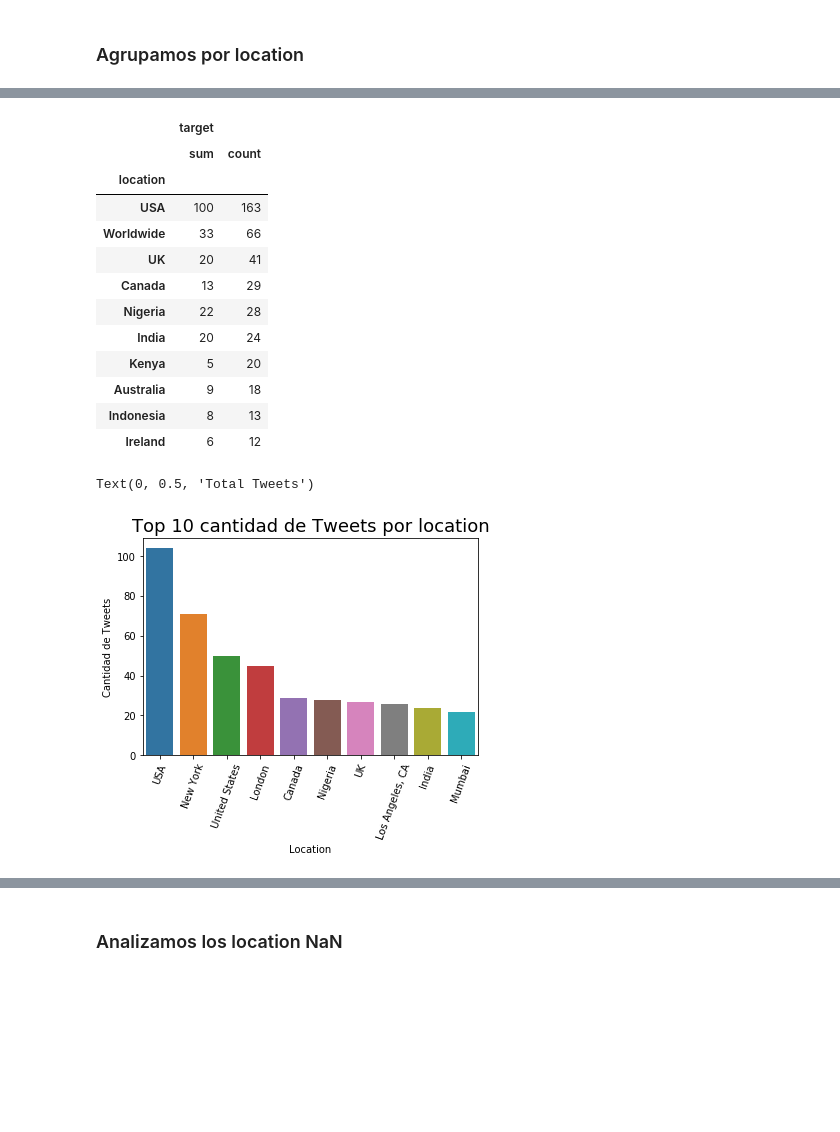
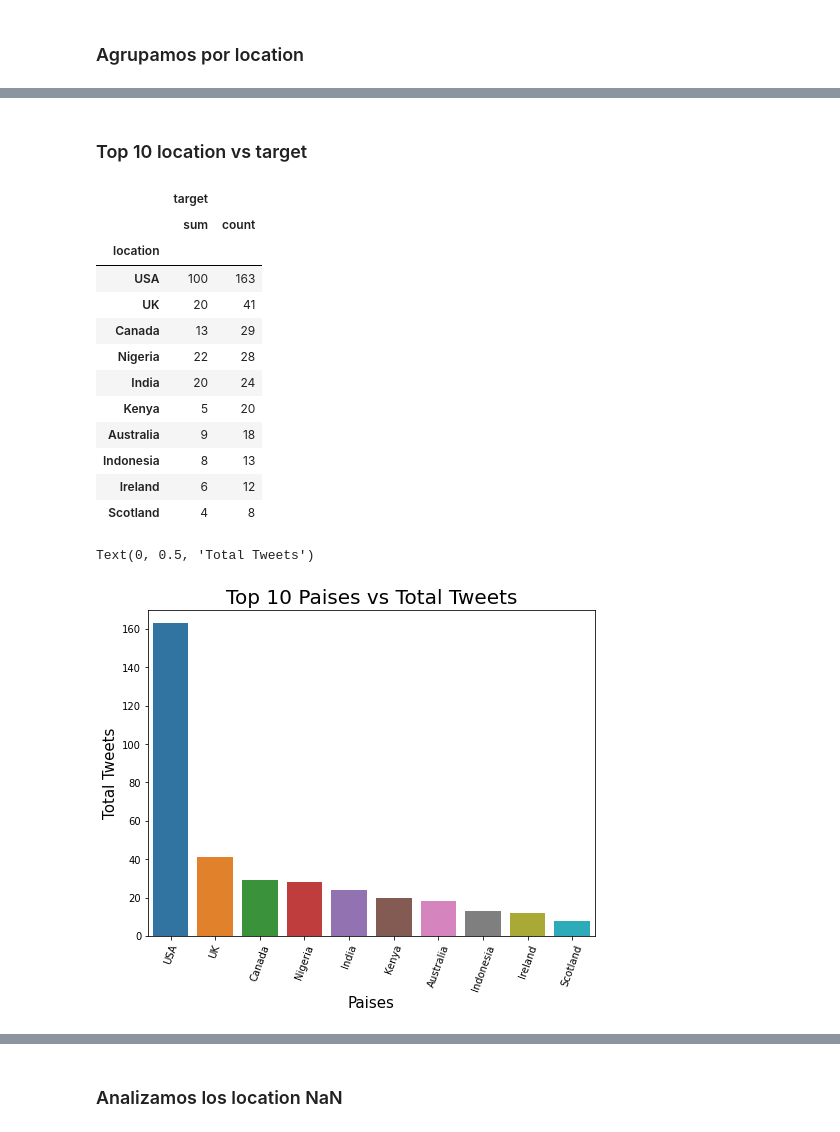
Before and after one commit to pablbob/9558-7506-Data-Hunters, a Jupyter notebook: TP1.ipynb, the cells around one changed output, grey strips where cells are left out. Saved outputs shown, nothing was run; the diff lists cells and outputs as text; code cells hidden in the pictures; blank space fills up the shorter version.

```diff
--- a/TP1.ipynb
+++ b/TP1.ipynb
@@ -110,6 +108,7 @@ train['location'] = train['location'].str.replace('United Kingdom', 'UK', case=F
 train['location'] = train['location'].str.replace('California, USA', 'California', case=False)
 train['location'] = train['location'].str.replace('New York, NY', 'New York', case=False)
 train['location'] = train['location'].str.replace('New York ,NY', 'New York', case=False)
+train['location'] = train['location'].str.replace('New York, USA', 'New York', case=False)
 train['location'] = train['location'].str.replace('New York City', 'New York', case=False)
 train['location'] = train['location'].str.replace('NYC', 'New York', case=False)
 train['location'] = train['location'].str.replace('Washington, D.C.', 'Washington, DC', case=False)
@@ -556,8 +555,10 @@ grouped_by_location[grouped_by_location[('target', 'count')] >= 10]
 | Washington, DC | 24 | 35 |
 | Worldwide | 33 | 66 |
 | ss | 1 | 10 |
+# %% [markdown]
+### Top 10 location vs target
 # %%
-countries = ['USA', 'Australia', 'Canada', 'India', 'Indonesia', 'Ireland', 'Kenya', 'Nigeria', 'UK', 'Scotland', 'South Africa', 'Worldwide', '304']
+countries = ['USA', 'Australia', 'Canada', 'India', 'Indonesia', 'Ireland', 'Kenya', 'Nigeria', 'UK', 'Scotland', 'South Africa']
 grouped_by_country = grouped_by_location.loc[countries]
 top_10_countries = grouped_by_country.nlargest(10, ('target', 'count'))
 top_10_countries
@@ -566,7 +567,6 @@ top_10_countries
 |  | sum | count |
 | location |  |  |
 | USA | 100 | 163 |
-| Worldwide | 33 | 66 |
 | UK | 20 | 41 |
 | Canada | 13 | 29 |
 | Nigeria | 22 | 28 |
@@ -575,14 +575,16 @@ top_10_countries
 | Australia | 9 | 18 |
 | Indonesia | 8 | 13 |
 | Ireland | 6 | 12 |
+| Scotland | 4 | 8 |
 # %%
+plt.figure(figsize=(8, 6))
 sb.barplot(x=top_10_countries.index, y=top_10_countries[('target', 'count')])
 plt.ylim(0, 170)
 plt.xticks(rotation=70)
-plt.title("Top 10 Paises vs Total Tweets", fontsize=18)
-plt.xlabel("Paises")
-plt.ylabel("Total Tweets")
+plt.title("Top 10 Paises vs Total Tweets", fontsize=20)
+plt.xlabel("Paises", fontsize=15)
+plt.ylabel("Total Tweets", fontsize=15)
 # %% [output]
 Text(0, 0.5, 'Total Tweets')
-[figure, old version]
+[figure, new version]
 # %%
```
Also changed, not shown: parts of 46 cells of this notebook.
